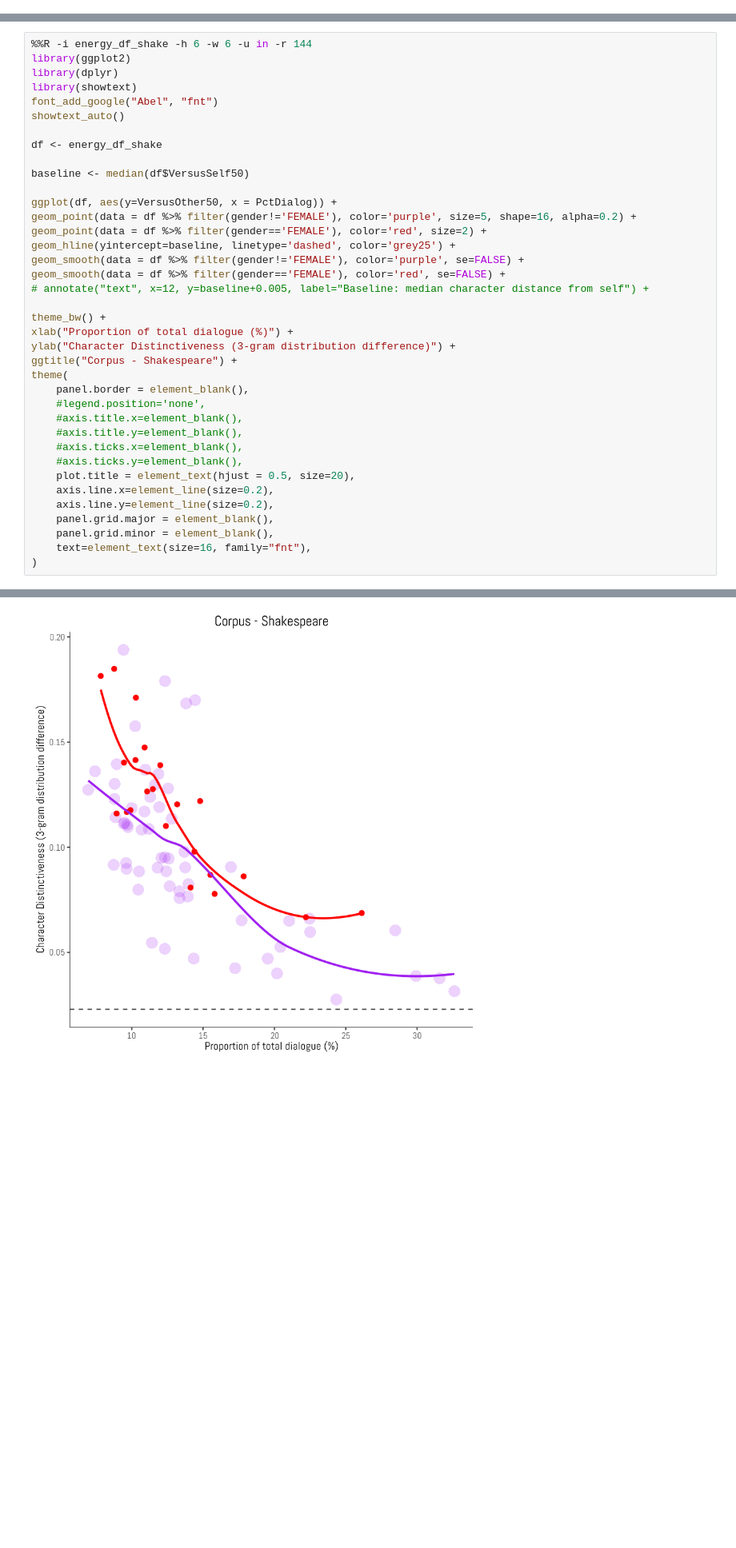
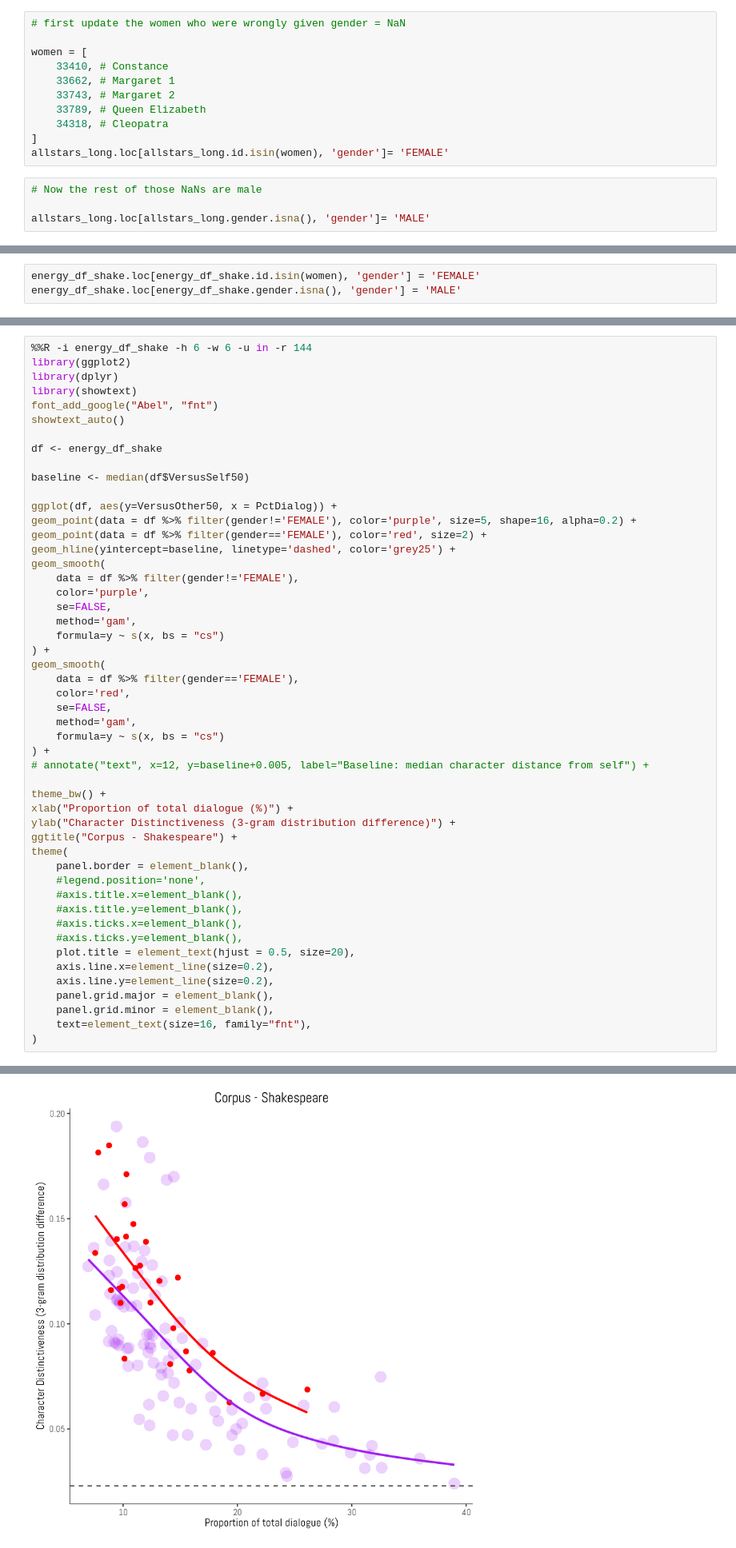
Before and after one commit to perechen/difs-character-voices, a Jupyter notebook: data/all_stars_clean.ipynb, the cells around one changed output, grey strips where cells are left out. Shown at 80% size. Saved outputs shown, nothing was run; the diff lists cells and outputs as text; blank space fills up the shorter version.

Commit message:
fix genders for shakespeare

```diff
--- a/data/all_stars_clean.ipynb
+++ b/data/all_stars_clean.ipynb
@@ -195,3 +195,18 @@ allstars_long
 | 34432 | 34432 | Gower | False | MALE | shake | pericles | to sing a song that old was sung ... |
 | 34434 | 34434 | Pericles | False | NaN | shake | pericles | i have antiochus and with a soul ... |
 3291 rows × 7 columns
+# %%
+# first update the women who were wrongly given gender = NaN
+
+women = [
+    33410, # Constance
+    33662, # Margaret 1
+    33743, # Margaret 2
+    33789, # Queen Elizabeth
+    34318, # Cleopatra
+]
+allstars_long.loc[allstars_long.id.isin(women), 'gender']= 'FEMALE'
+# %%
+# Now the rest of those NaNs are male
+
+allstars_long.loc[allstars_long.gender.isna(), 'gender']= 'MALE'
@@ -427,6 +444,9 @@ df2
 (df1.VersusSelf50 - df1.VersusSelf50).sum()
 # %% [output]
 0.0
+# %%
+energy_df_shake.loc[energy_df_shake.id.isin(women), 'gender'] = 'FEMALE'
+energy_df_shake.loc[energy_df_shake.gender.isna(), 'gender'] = 'MALE'
 # %%
 energy_df_shake.to_pickle('shakespeare_energy_dists.pkl.zip')
 # %%
@@ -932,8 +977,20 @@ ggplot(df, aes(y=VersusOther50, x = PctDialog)) +
 geom_point(data = df %>% filter(gender!='FEMALE'), color='purple', size=5, shape=16, alpha=0.2) +
 geom_point(data = df %>% filter(gender=='FEMALE'), color='red', size=2) +
 geom_hline(yintercept=baseline, linetype='dashed', color='grey25') +
-geom_smooth(data = df %>% filter(gender!='FEMALE'), color='purple', se=FALSE) +
-geom_smooth(data = df %>% filter(gender=='FEMALE'), color='red', se=FALSE) +
+geom_smooth(
+    data = df %>% filter(gender!='FEMALE'),
+    color='purple',
+    se=FALSE,
+    method='gam',
+    formula=y ~ s(x, bs = "cs")
+) +
+geom_smooth(
+    data = df %>% filter(gender=='FEMALE'),
+    color='red',
+    se=FALSE,
+    method='gam',
+    formula=y ~ s(x, bs = "cs")
+) +
 # annotate("text", x=12, y=baseline+0.005, label="Baseline: median character distance from self") +
 
 theme_bw() +
@@ -961,4 +1015,4 @@ R[write to console]: `geom_smooth()` using method = 'loess' and formula 'y ~ x'
-[figure, old version]
+[figure, new version]
 # %%
 ger_vocab = pd.DataFrame(energy_df_ger.VocabSz)
 ger_vocab['Corpus'] = 'ger'
```
Also changed, not shown: parts of 6 cells of this notebook, 2 other files.
